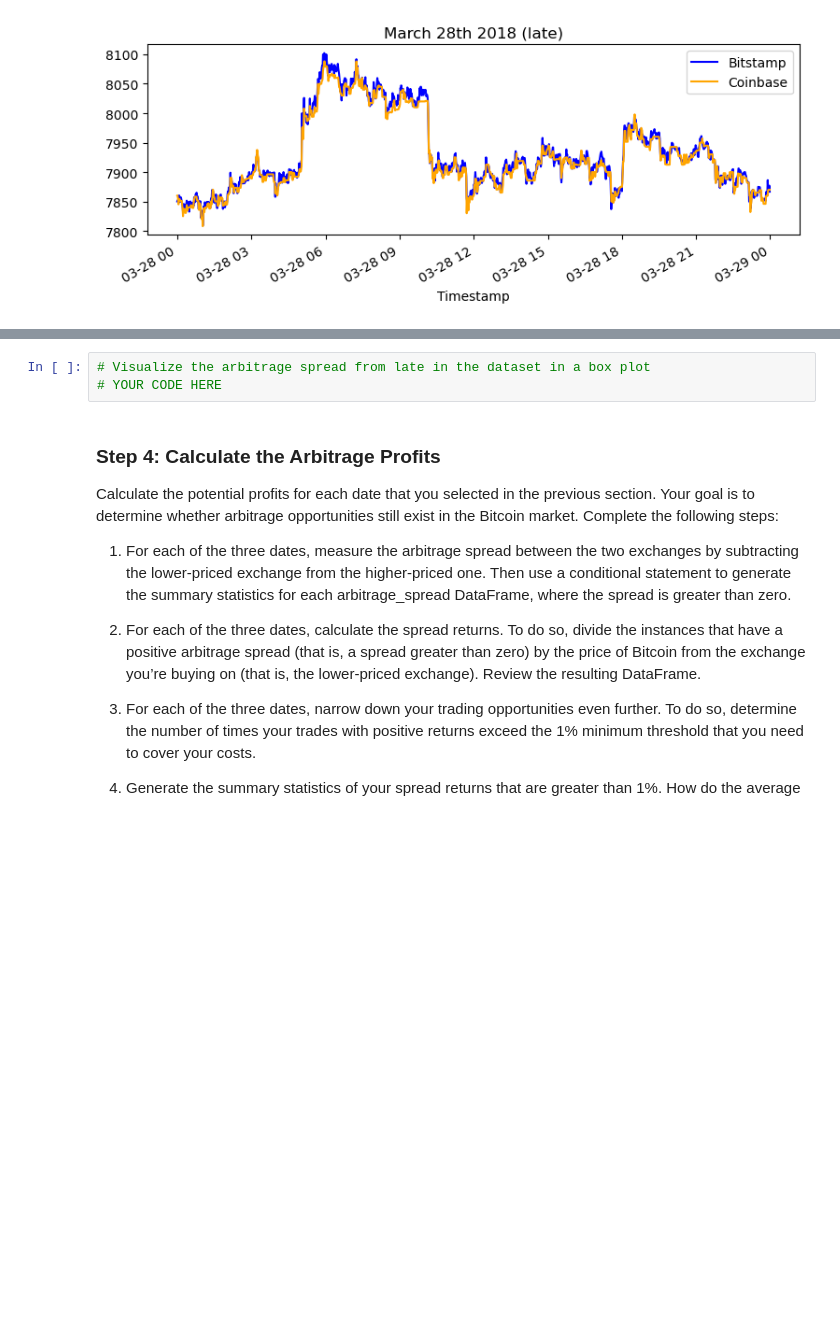
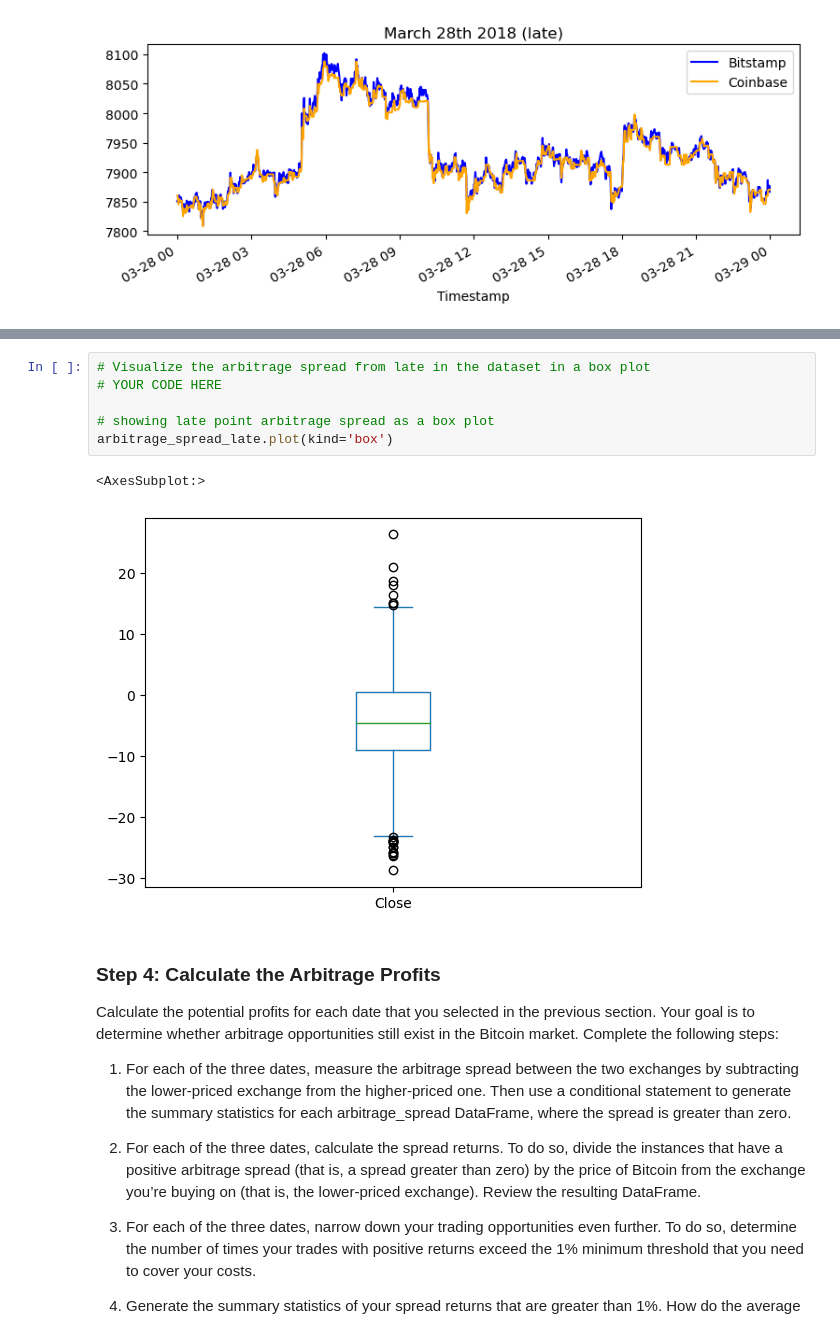
Before and after one commit to AndrewRBader/challenge-3, a Jupyter notebook: Starter_Code/crypto_arbitrage.ipynb, the cells around one changed output, grey strips where cells are left out. Drawn from its saved outputs; the diff is of its cells as text; blank space fills up the shorter version.

```diff
--- a/Starter_Code/crypto_arbitrage.ipynb
+++ b/Starter_Code/crypto_arbitrage.ipynb
@@ -516,6 +530,12 @@ arbitrage_spread_late = coinbase['Close'].loc['2018-03-28'] - bitstamp['Close'].
 # %%
 # Visualize the arbitrage spread from late in the dataset in a box plot
 # YOUR CODE HERE
+
+# showing late point arbitrage spread as a box plot
+arbitrage_spread_late.plot(kind='box')
+# %% [output]
+<AxesSubplot:>
+[figure, added]
 # %% [markdown]
 ### Step 4: Calculate the Arbitrage Profits
 
```
Also changed, not shown: parts of 1 cell of this notebook.
